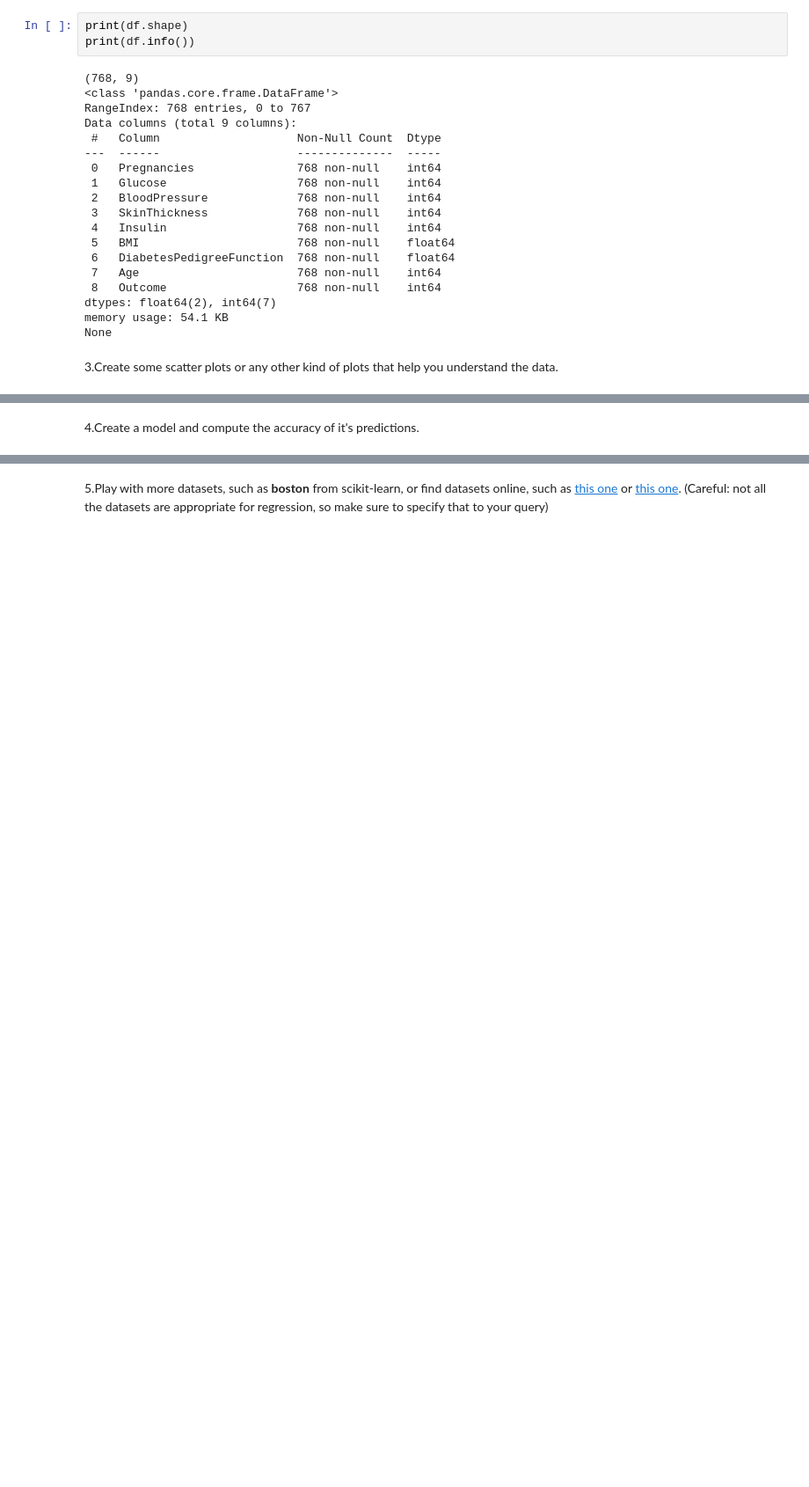
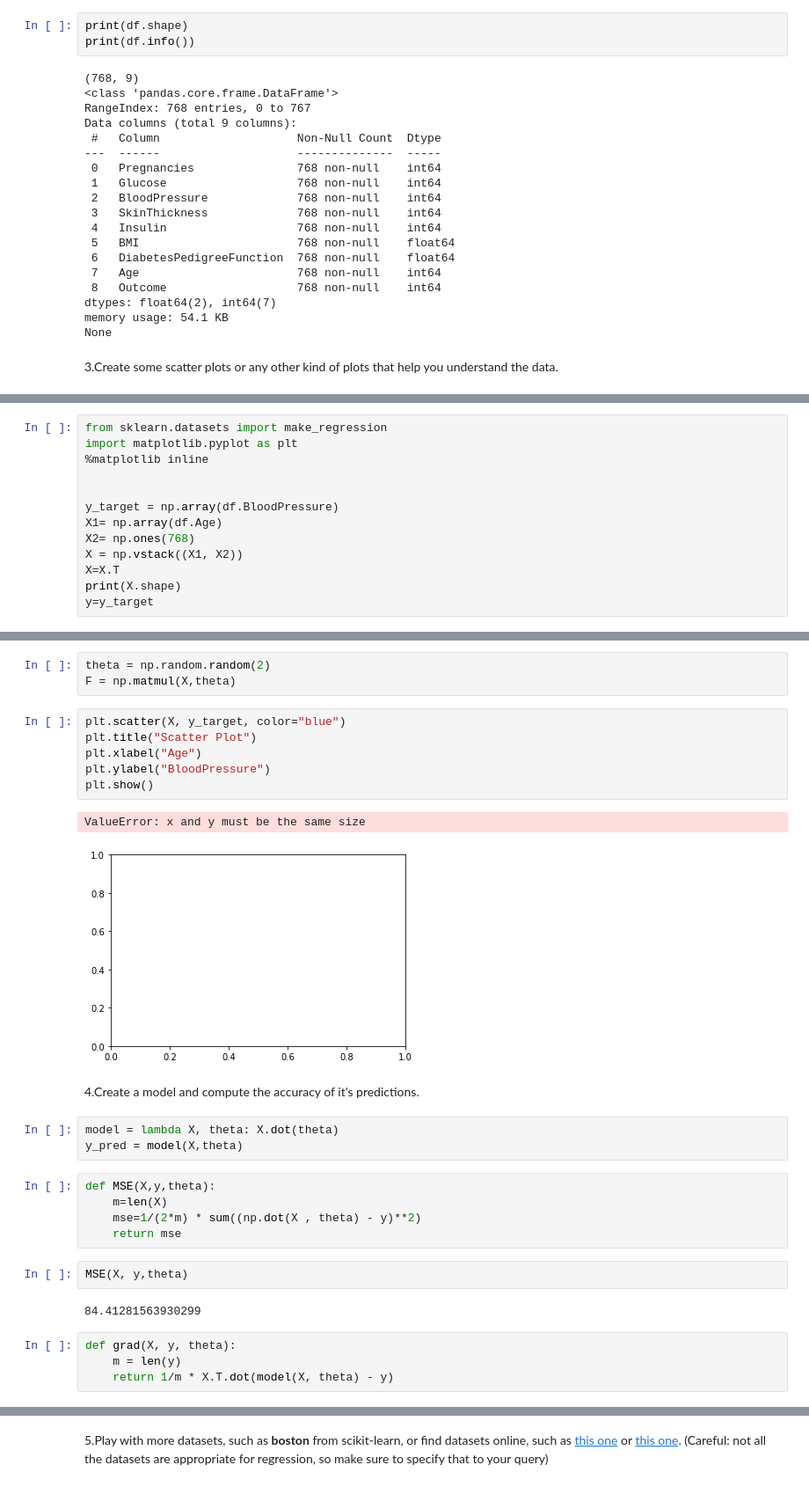
Before and after one commit to HavvaEb/Machine_Learning_exercise, a Jupyter notebook: 4.machine_learning/1.Regression/05-drills.ipynb, the cells around one changed output, grey strips where cells are left out. Shown at 88% size. Drawn from its saved outputs; the diff is of its cells as text; blank space fills up the shorter version.

```diff
--- a/4.machine_learning/1.Regression/05-drills.ipynb
+++ b/4.machine_learning/1.Regression/05-drills.ipynb
@@ -59,0 +66,13 @@ import matplotlib.pyplot as plt
+# %%
+from sklearn.datasets import make_regression
+import matplotlib.pyplot as plt
+%matplotlib inline
+
+
+y_target = np.array(df.BloodPressure)
+X1= np.array(df.Age)
+X2= np.ones(768)
+X = np.vstack((X1, X2))
+X=X.T
+print(X.shape)
+y=y_target
@@ -60,2 +100,30 @@ import matplotlib.pyplot as plt
+# %%
+theta = np.random.random(2)
+F = np.matmul(X,theta)
+# %%
+plt.scatter(X, y_target, color="blue")
+plt.title("Scatter Plot")
+plt.xlabel("Age")
+plt.ylabel("BloodPressure")
+plt.show()
+# %% [output]
+ValueError: x and y must be the same size
+[figure, added]
 # %% [markdown]
 4.Create a model and compute the accuracy of it's predictions.
+# %%
+model = lambda X, theta: X.dot(theta)
+y_pred = model(X,theta)
+# %%
+def MSE(X,y,theta):
+    m=len(X)
+    mse=1/(2*m) * sum((np.dot(X , theta) - y)**2)
+    return mse
+# %%
+MSE(X, y,theta)
+# %% [output]
+84.41281563930299
+# %%
+def grad(X, y, theta):
+    m = len(y)
+    return 1/m * X.T.dot(model(X, theta) - y)
```
Also changed, not shown: parts of 18 cells of this notebook.
